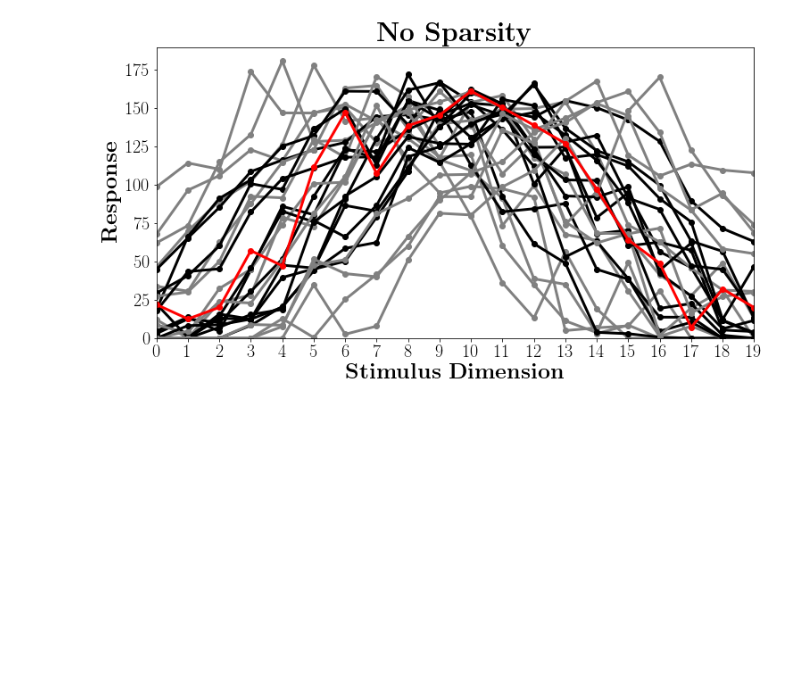
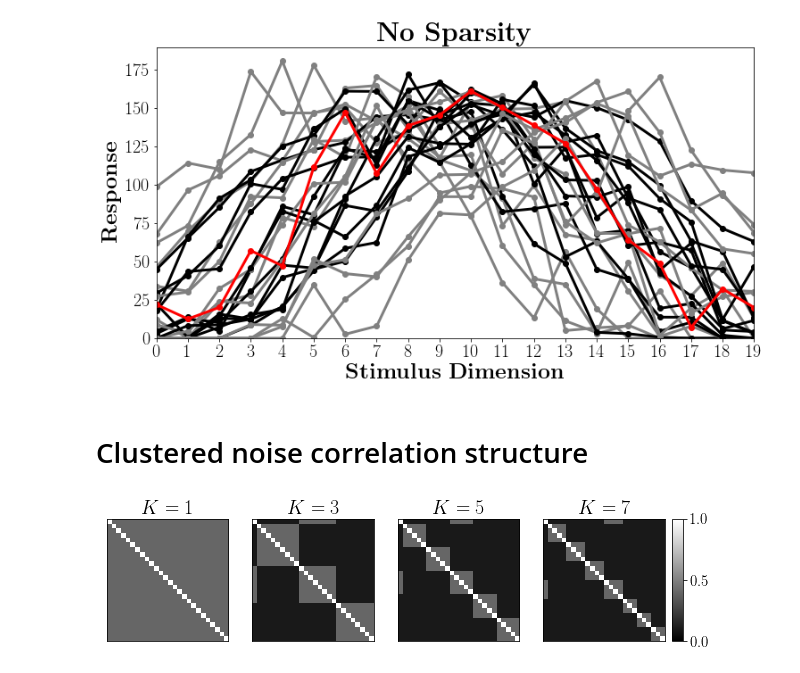
Before and after one commit to BouchardLab/neurobiases, a Jupyter notebook: notebooks/plot_triangular_model_features.ipynb, the cells around one changed output. Saved outputs shown, nothing was run; the diff lists cells and outputs as text; code cells hidden in the pictures; blank space fills up the shorter version.

Commit message:
notebook updated for examining triangular model features

```diff
--- a/notebooks/plot_triangular_model_features.ipynb
+++ b/notebooks/plot_triangular_model_features.ipynb
@@ -179,3 +183,45 @@ plt.savefig('tuning_curves_dr_no_sparsity.pdf', bbox_inches='tight')
 plt.show()
 # %% [output]
 [figure]
+# %% [markdown]
+# Clustered noise correlation structure
+# %%
+tms = []
+Ks = [1, 3, 5, 7]
+for K in Ks:
+    tuning_kwargs, coupling_kwargs, noise_kwargs, stim_kwargs = \
+        TriangularModel.generate_kwargs(
+            parameter_design='direct_response',
+            M=20, N=25, K=K,
+            corr_cluster=0.4, corr_back=0.1,
+            tuning_sparsity=0.60, coupling_sparsity=0.5,
+            tuning_random_state=2332, coupling_random_state=2332)
+    tm = TriangularModel(
+        model='linear',
+        parameter_design='direct_response',
+        tuning_kwargs=tuning_kwargs,
+        coupling_kwargs=coupling_kwargs,
+        noise_kwargs=noise_kwargs,
+        stim_kwargs=stim_kwargs)
+    tms.append(tm)
+# %%
+fig, axes = plt.subplots(1, 4, figsize=(10, 5))
+
+for tm, ax, K in zip(tms, axes, Ks):
+    corr = utils.cov2corr(np.diag(tm.Psi) + np.dot(tm.L.T, tm.L))
+    img = ax.imshow(corr, origin='upper', vmin=0, vmax=1)
+    ax.set_xticks([])
+    ax.set_yticks([])
+    ax.set_title(r'$K=%s$' %K, fontsize=20)
+
+cax = fig.add_axes([axes[-1].get_position().x1 + 0.01,
+                    axes[-1].get_position().y0,
+                    0.015,
+                    ax.get_position().height])
+cax.tick_params(labelsize=15)
+cb = fig.colorbar(img, cax=cax)
+cb.set_ticks([0, 0.5, 1.0])
+
+plt.savefig('cluster_noise_correlations.pdf', bbox_inches='tight')
+# %% [output]
+[figure, added]
```
Also changed, not shown: parts of 3 cells of this notebook.
